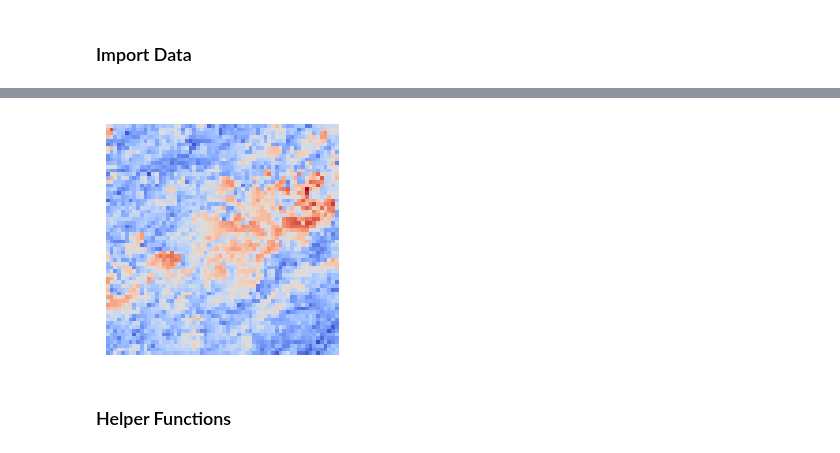
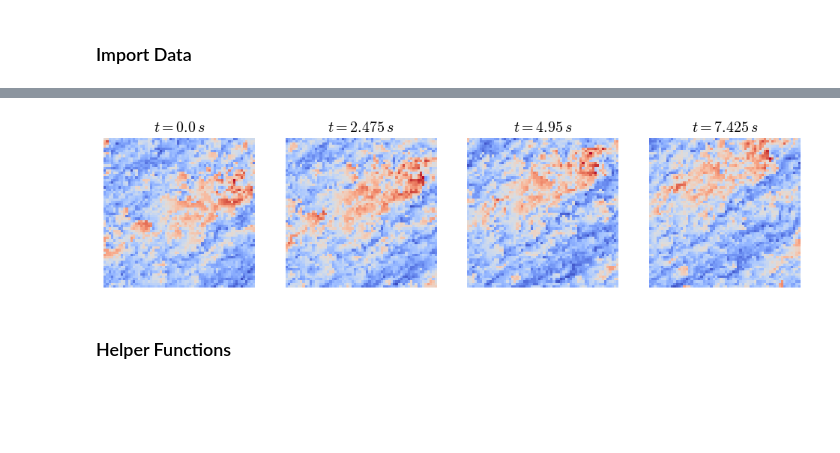
Before and after one commit to MathBioCU/WSINDy4Weather, a Jupyter notebook: geophysical_wsindy.ipynb, the cells around one changed output, grey strips where cells are left out. Drawn from its saved outputs; the diff is of its cells as text; code cells hidden in the pictures; blank space fills up the shorter version.

```diff
--- a/geophysical_wsindy.ipynb
+++ b/geophysical_wsindy.ipynb
@@ -105,16 +101,23 @@ Successfully installed symengine-0.13.0
 Imported tensors with shape torch.Size([62, 62, 100])
-# %%
-# Plot
-X,Y = np.meshgrid(x, y, indexing='ij')
-thyme = 0
-
-plt.figure(figsize=(3,3))
-plt.pcolormesh(X, Y, Temp[:,:,thyme], cmap='coolwarm')
-plt.axis('off')
-
-del X,Y,thyme
-# %% [output]
-[figure, removed]
+# %%
+plt.rcParams['mathtext.fontset'] = 'cm'
+plt.rcParams['font.family'] = 'STIXGeneral'
+plt.rcParams['font.size'] = 12
+
+# Plot
+X,Y = np.meshgrid(x, y, indexing='ij')
+fig,ax = plt.subplots(1,4, figsize=(12,2.6))
+
+for i in range(4):
+  thyme = i*33
+  ax[i].pcolormesh(X, Y, Temp[:,:,thyme], cmap='coolwarm')
+  ax[i].axis('off')
+  ax[i].set_title(f'$t = {0.075 * thyme} \, s$')
+plt.show()
+
+del X,Y,thyme,fig,ax
+# %% [output]
+[figure, added]
 # %% [markdown]
 ### Helper Functions
 # %% [markdown]
```
Also changed, not shown: parts of 14 cells of this notebook.
